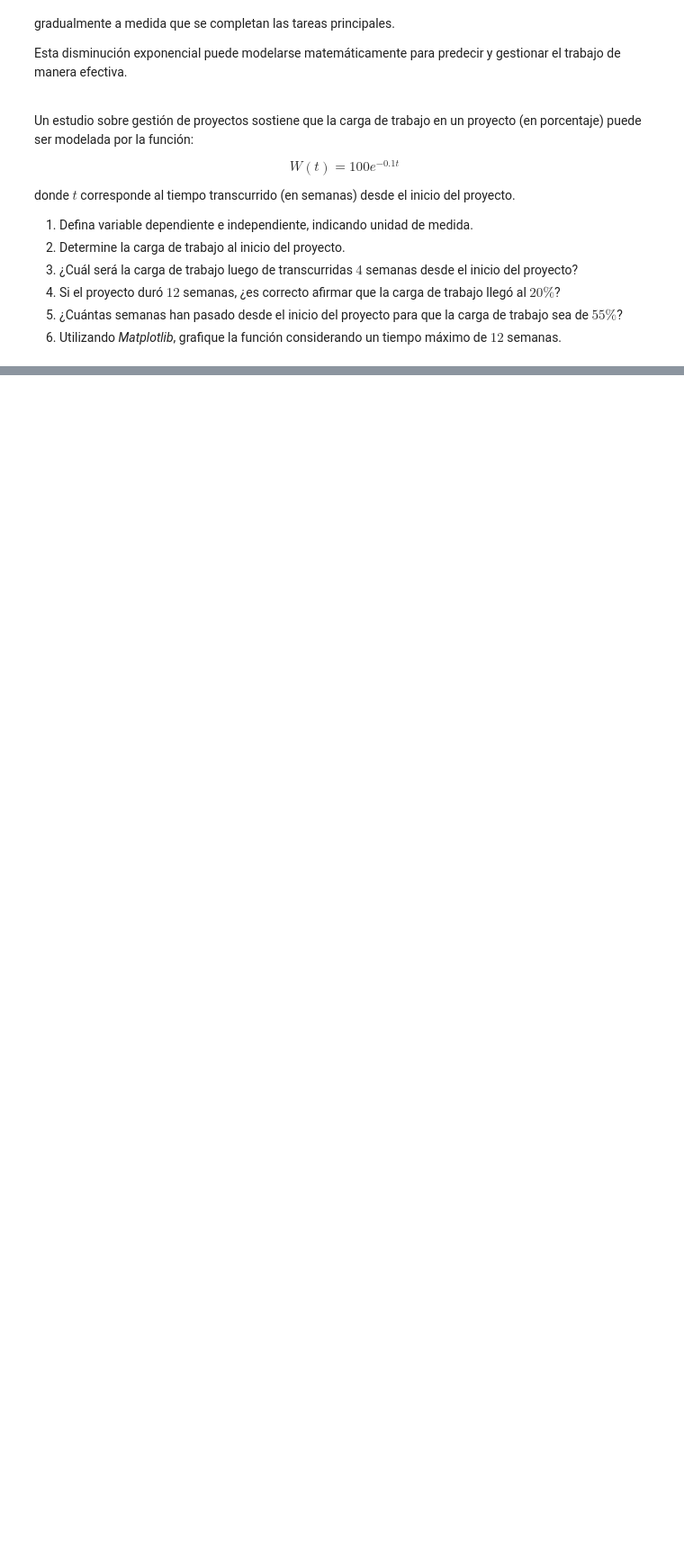
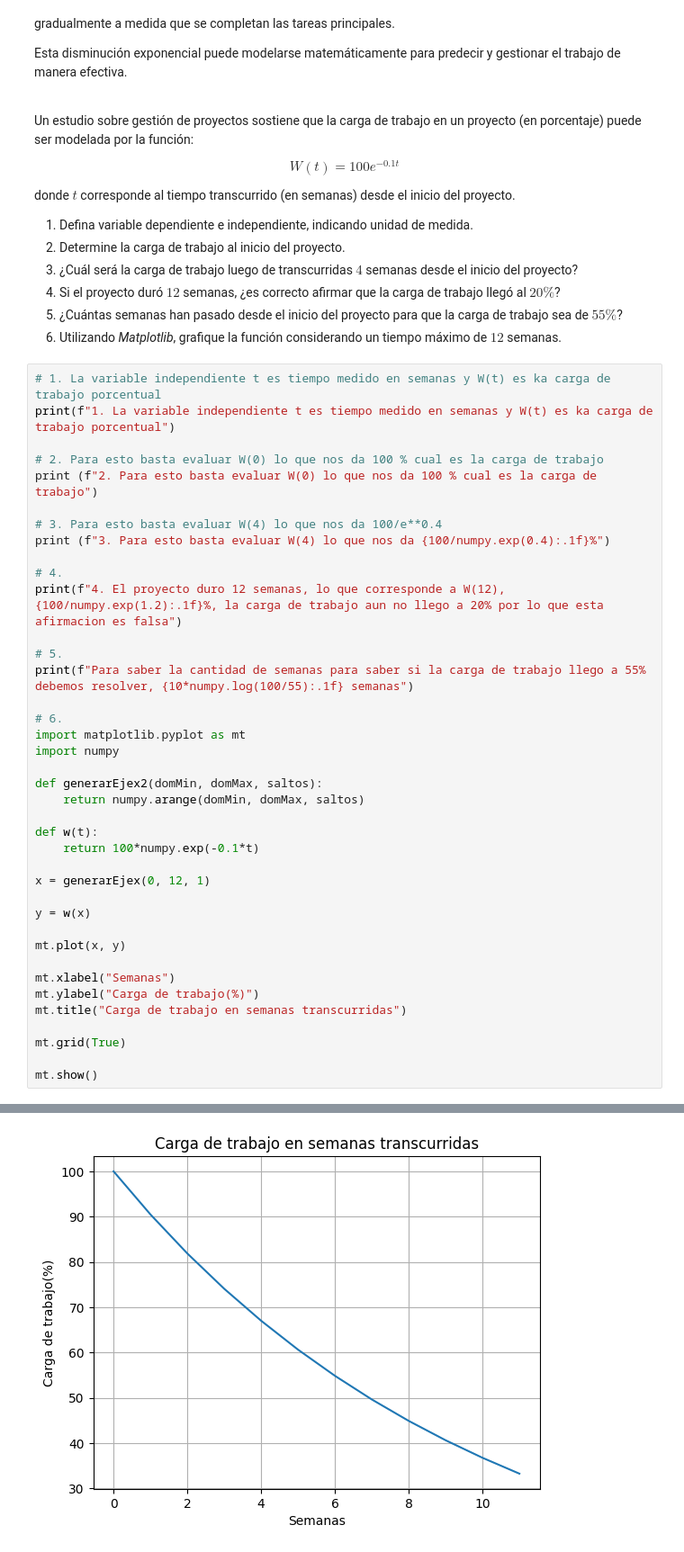
Before and after one commit to Roony11-Repocitorioduoc/Matematica-aplicada, a Jupyter notebook: G1_Funciones.ipynb, the cells around one changed output, grey strips where cells are left out. Shown at 90% size. Cells and saved outputs as stored; diff of their text form; blank space fills up the shorter version.

```diff
--- a/G1_Funciones.ipynb
+++ b/G1_Funciones.ipynb
@@ -434,3 +451,43 @@ donde $t$ corresponde al tiempo transcurrido (en semanas) desde el inicio del pr
 4. Si el proyecto duró $12$ semanas, ¿es correcto afirmar que la carga de trabajo llegó al $20\%$?
 5. ¿Cuántas semanas han pasado desde el inicio del proyecto para que la carga de trabajo sea de $55\%$?
 6. Utilizando *Matplotlib*, grafique la función considerando un tiempo máximo de $12$ semanas.
+# %%
+# 1. La variable independiente t es tiempo medido en semanas y W(t) es ka carga de trabajo porcentual
+print(f"1. La variable independiente t es tiempo medido en semanas y W(t) es ka carga de trabajo porcentual")
+
+# 2. Para esto basta evaluar W(0) lo que nos da 100 % cual es la carga de trabajo
+print (f"2. Para esto basta evaluar W(0) lo que nos da 100 % cual es la carga de trabajo")
+
+# 3. Para esto basta evaluar W(4) lo que nos da 100/e**0.4
+print (f"3. Para esto basta evaluar W(4) lo que nos da {100/numpy.exp(0.4):.1f}%")
+
+# 4.
+print(f"4. El proyecto duro 12 semanas, lo que corresponde a W(12), {100/numpy.exp(1.2):.1f}%, la carga de trabajo aun no llego a 20% por lo que esta afirmacion es falsa")
+
+# 5.
+print(f"Para saber la cantidad de semanas para saber si la carga de trabajo llego a 55% debemos resolver, {10*numpy.log(100/55):.1f} semanas")
+
+# 6.
+import matplotlib.pyplot as mt
+import numpy
+
+def generarEjex2(domMin, domMax, saltos):
+    return numpy.arange(domMin, domMax, saltos)
+
+def w(t):
+    return 100*numpy.exp(-0.1*t)
+
+x = generarEjex(0, 12, 1)
+
+y = w(x)
+
+mt.plot(x, y)
+
+mt.xlabel("Semanas")
+mt.ylabel("Carga de trabajo(%)")
+mt.title("Carga de trabajo en semanas transcurridas")
+
+mt.grid(True)
+
+mt.show()
+# %% [output]
@@ -436,0 +499 @@ donde $t$ corresponde al tiempo transcurrido (en semanas) desde el inicio del pr
+[figure, added]
```
Also changed, not shown: parts of 7 cells of this notebook.
